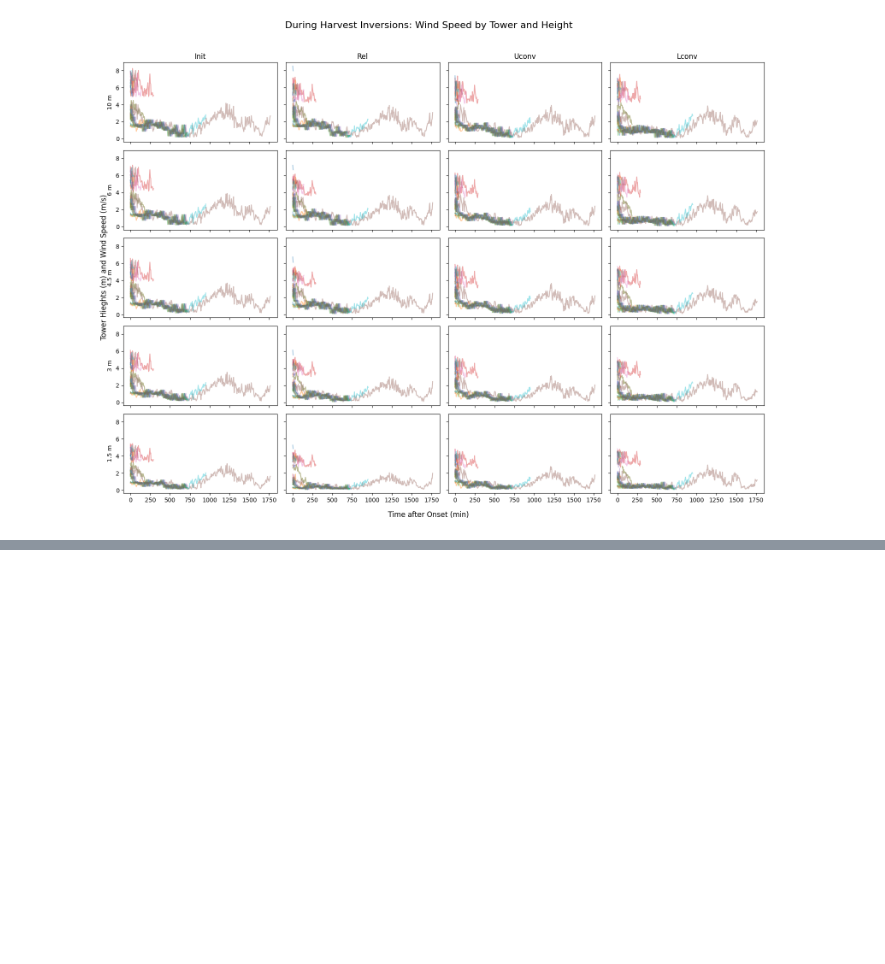
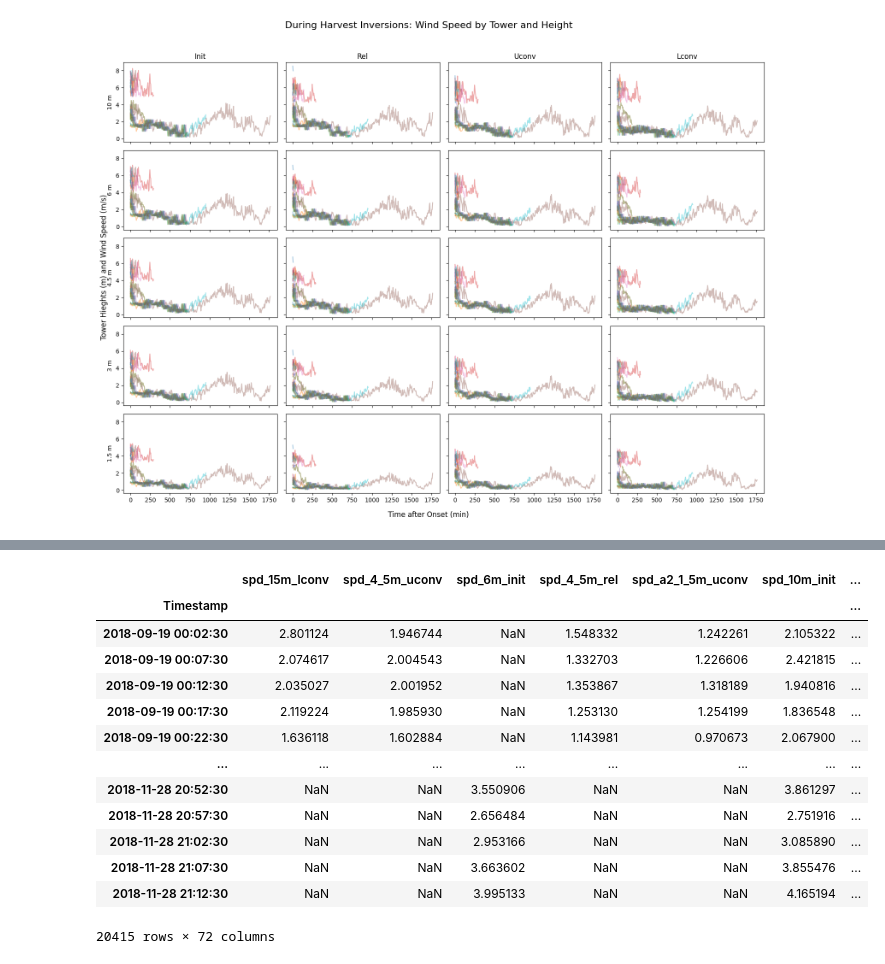
Before and after one commit to marositesUSC/SAVANT, a Jupyter notebook: Inversions/Inversions.ipynb, the cells around one changed output, grey strips where cells are left out. Cells and saved outputs as stored; diff of their text form; code cells hidden in the pictures; blank space fills up the shorter version.

```diff
--- a/Inversions/Inversions.ipynb
+++ b/Inversions/Inversions.ipynb
@@ -352,0 +353,17 @@ Mean slope = -0.0211, t = -0.55, p = 0.5859
+# %%
+wind_df
+# %% [output]
+|  | spd_15m_lconv | spd_4_5m_uconv | spd_6m_init | spd_4_5m_rel | spd_a2_1_5m_uconv | spd_10m_init | ... |
+| Timestamp |  |  |  |  |  |  | ... |
+| 2018-09-19 00:02:30 | 2.801124 | 1.946744 | NaN | 1.548332 | 1.242261 | 2.105322 | ... |
+| 2018-09-19 00:07:30 | 2.074617 | 2.004543 | NaN | 1.332703 | 1.226606 | 2.421815 | ... |
+| 2018-09-19 00:12:30 | 2.035027 | 2.001952 | NaN | 1.353867 | 1.318189 | 1.940816 | ... |
+| 2018-09-19 00:17:30 | 2.119224 | 1.985930 | NaN | 1.253130 | 1.254199 | 1.836548 | ... |
+| 2018-09-19 00:22:30 | 1.636118 | 1.602884 | NaN | 1.143981 | 0.970673 | 2.067900 | ... |
+| ... | ... | ... | ... | ... | ... | ... | ... |
+| 2018-11-28 20:52:30 | NaN | NaN | 3.550906 | NaN | NaN | 3.861297 | ... |
+| 2018-11-28 20:57:30 | NaN | NaN | 2.656484 | NaN | NaN | 2.751916 | ... |
+| 2018-11-28 21:02:30 | NaN | NaN | 2.953166 | NaN | NaN | 3.085890 | ... |
+| 2018-11-28 21:07:30 | NaN | NaN | 3.663602 | NaN | NaN | 3.855476 | ... |
+| 2018-11-28 21:12:30 | NaN | NaN | 3.995133 | NaN | NaN | 4.165194 | ... |
+20415 rows × 72 columns
```
Also changed, not shown: parts of 9 cells of this notebook, 3 other files.
